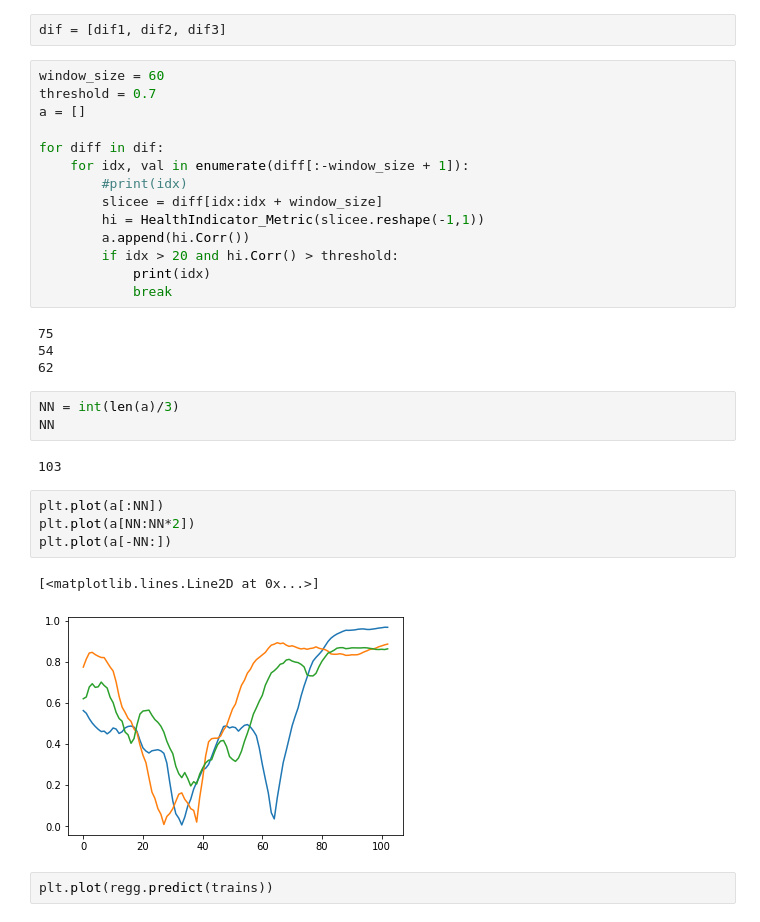
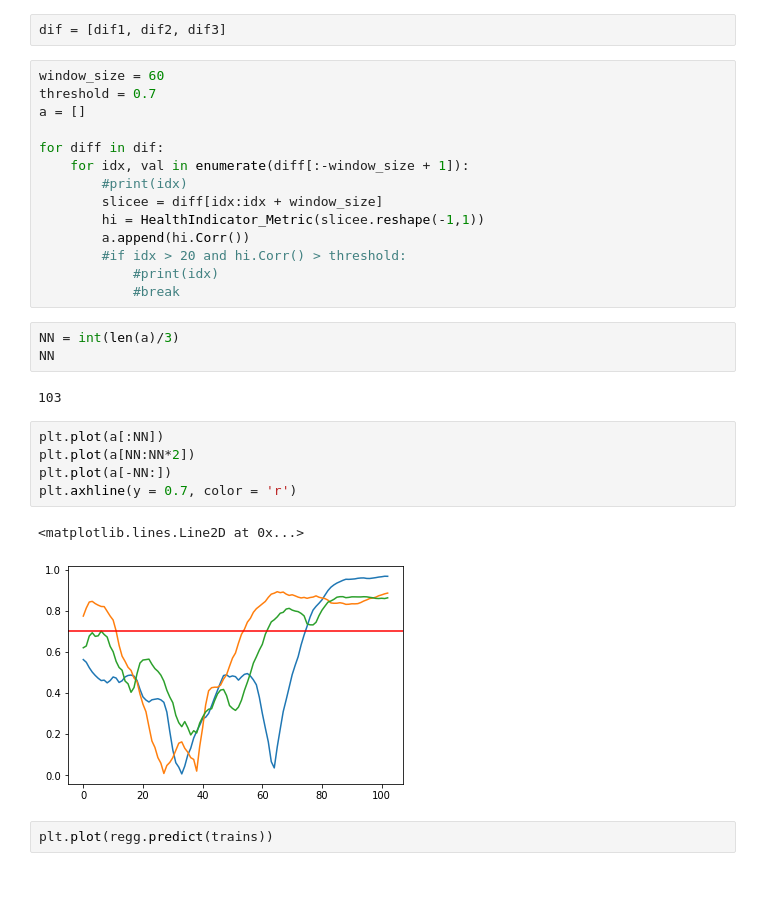
Before and after one commit to kEEPpp/PHM-Competition, a Jupyter notebook: CMAPSS/exponential_only_FD001.ipynb, the cells around one changed output. Cells and saved outputs as stored; diff of their text form; blank space fills up the shorter version.

```diff
--- a/CMAPSS/exponential_only_FD001.ipynb
+++ b/CMAPSS/exponential_only_FD001.ipynb
@@ -322,13 +336,9 @@ for diff in dif:
         slicee = diff[idx:idx + window_size]
         hi = HealthIndicator_Metric(slicee.reshape(-1,1))
         a.append(hi.Corr())
-        if idx > 20 and hi.Corr() > threshold:
-            print(idx)
-            break
+        #if idx > 20 and hi.Corr() > threshold:
+            #print(idx)
+            #break
-# %% [output]
-75
-54
-62
 # %%
 NN = int(len(a)/3)
 NN
@@ -337,10 +347,11 @@ NN
 # %%
 plt.plot(a[:NN])
 plt.plot(a[NN:NN*2])
 plt.plot(a[-NN:])
+plt.axhline(y = 0.7, color = 'r')
 # %% [output]
-[<matplotlib.lines.Line2D at 0x...>]
+<matplotlib.lines.Line2D at 0x...>
-[figure, old version]
+[figure, new version]
 # %%
 plt.plot(regg.predict(trains))
 # %%
```
Also changed, not shown: parts of 4 cells of this notebook.
